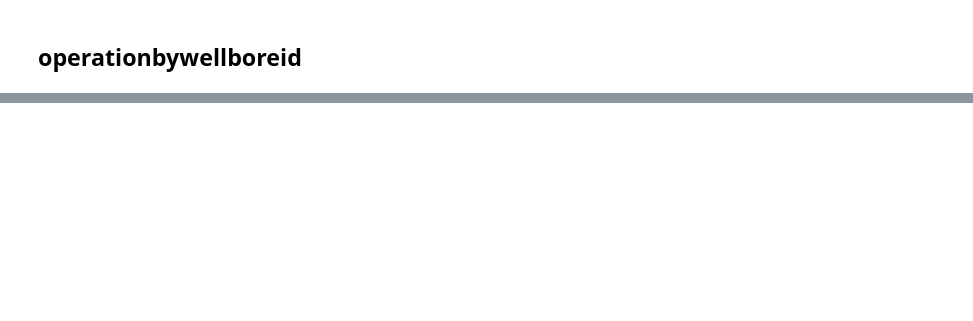
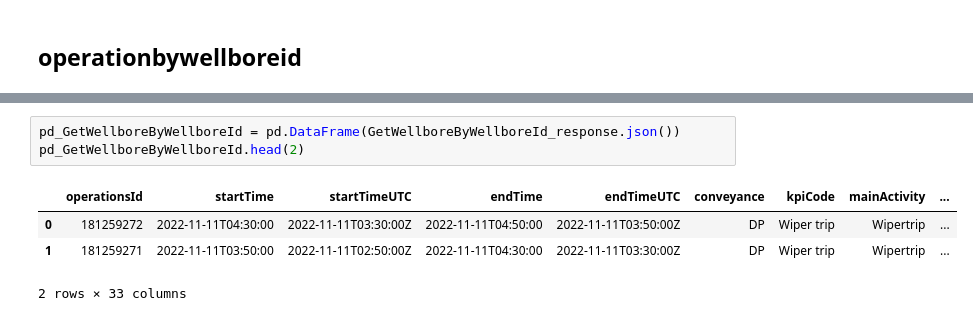
Before and after one commit to ISaxvik/JupyterNotebook, a Jupyter notebook: wellcomapi.ipynb, the cells around one changed output, grey strips where cells are left out. Saved outputs shown, nothing was run; the diff lists cells and outputs as text; blank space fills up the shorter version.

```diff
--- a/wellcomapi.ipynb
+++ b/wellcomapi.ipynb
@@ -146,0 +250,8 @@ GetAllOperations_response.reason
+# %%
+pd_GetWellboreByWellboreId = pd.DataFrame(GetWellboreByWellboreId_response.json())
+pd_GetWellboreByWellboreId.head(2)
+# %% [output]
+|  | operationsId | startTime | startTimeUTC | endTime | endTimeUTC | conveyance | kpiCode | mainActivity | ... |
+| 0 | 181259272 | 2022-11-11T04:30:00 | 2022-11-11T03:30:00Z | 2022-11-11T04:50:00 | 2022-11-11T03:50:00Z | DP | Wiper trip | Wipertrip | ... |
+| 1 | 181259271 | 2022-11-11T03:50:00 | 2022-11-11T02:50:00Z | 2022-11-11T04:30:00 | 2022-11-11T03:30:00Z | DP | Wiper trip | Wipertrip | ... |
+2 rows × 33 columns
```
Also changed, not shown: parts of 23 cells of this notebook.
